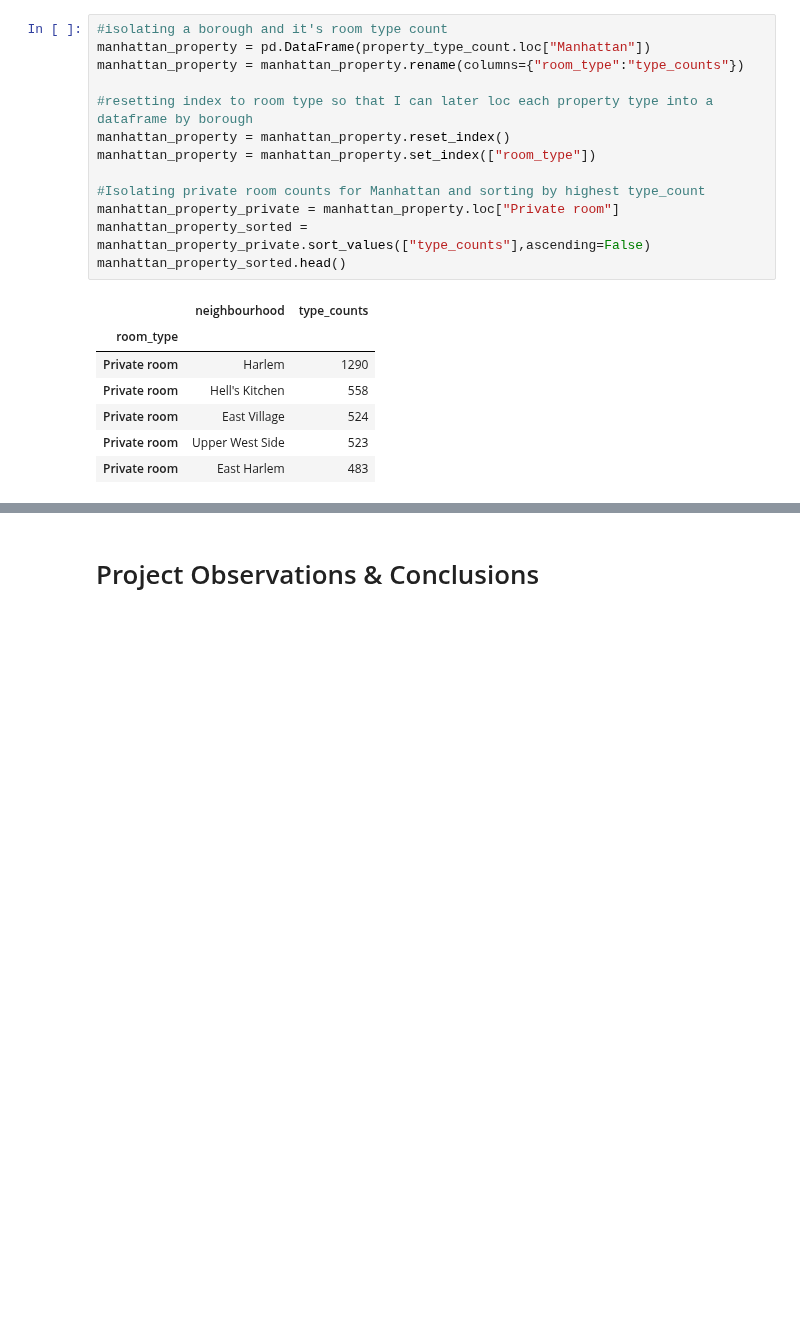
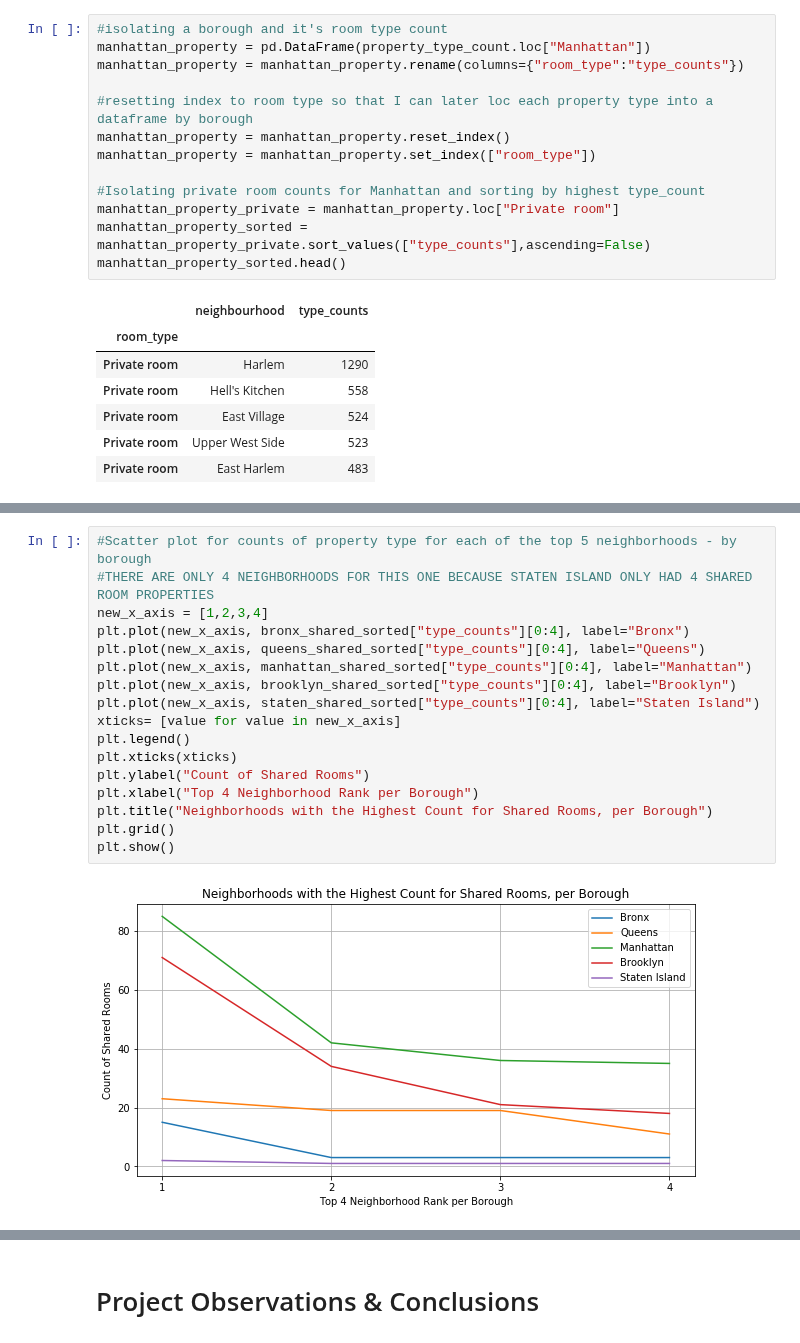
Before and after one commit to mjknj18/2019-NYC-Airbnb-Property-Data-Analysis, a Jupyter notebook: 2019_NYC_Airbnb_Property_Data_Analysis_Main.ipynb, the cells around one changed output, grey strips where cells are left out. Drawn from its saved outputs; the diff is of its cells as text; blank space fills up the shorter version.

```diff
--- a/2019_NYC_Airbnb_Property_Data_Analysis_Main.ipynb
+++ b/2019_NYC_Airbnb_Property_Data_Analysis_Main.ipynb
@@ -367,0 +454,19 @@ manhattan_shared_sorted.head()
+# %%
+#Scatter plot for counts of property type for each of the top 5 neighborhoods - by borough
+#THERE ARE ONLY 4 NEIGHBORHOODS FOR THIS ONE BECAUSE STATEN ISLAND ONLY HAD 4 SHARED ROOM PROPERTIES
+new_x_axis = [1,2,3,4]
+plt.plot(new_x_axis, bronx_shared_sorted["type_counts"][0:4], label="Bronx")
+plt.plot(new_x_axis, queens_shared_sorted["type_counts"][0:4], label="Queens")
+plt.plot(new_x_axis, manhattan_shared_sorted["type_counts"][0:4], label="Manhattan")
+plt.plot(new_x_axis, brooklyn_shared_sorted["type_counts"][0:4], label="Brooklyn")
+plt.plot(new_x_axis, staten_shared_sorted["type_counts"][0:4], label="Staten Island")
+xticks= [value for value in new_x_axis]
+plt.legend()
+plt.xticks(xticks)
+plt.ylabel("Count of Shared Rooms")
+plt.xlabel("Top 4 Neighborhood Rank per Borough")
+plt.title("Neighborhoods with the Highest Count for Shared Rooms, per Borough")
+plt.grid()
+plt.show()
+# %% [output]
+[figure, added]
```
Also changed, not shown: parts of 60 cells of this notebook.
